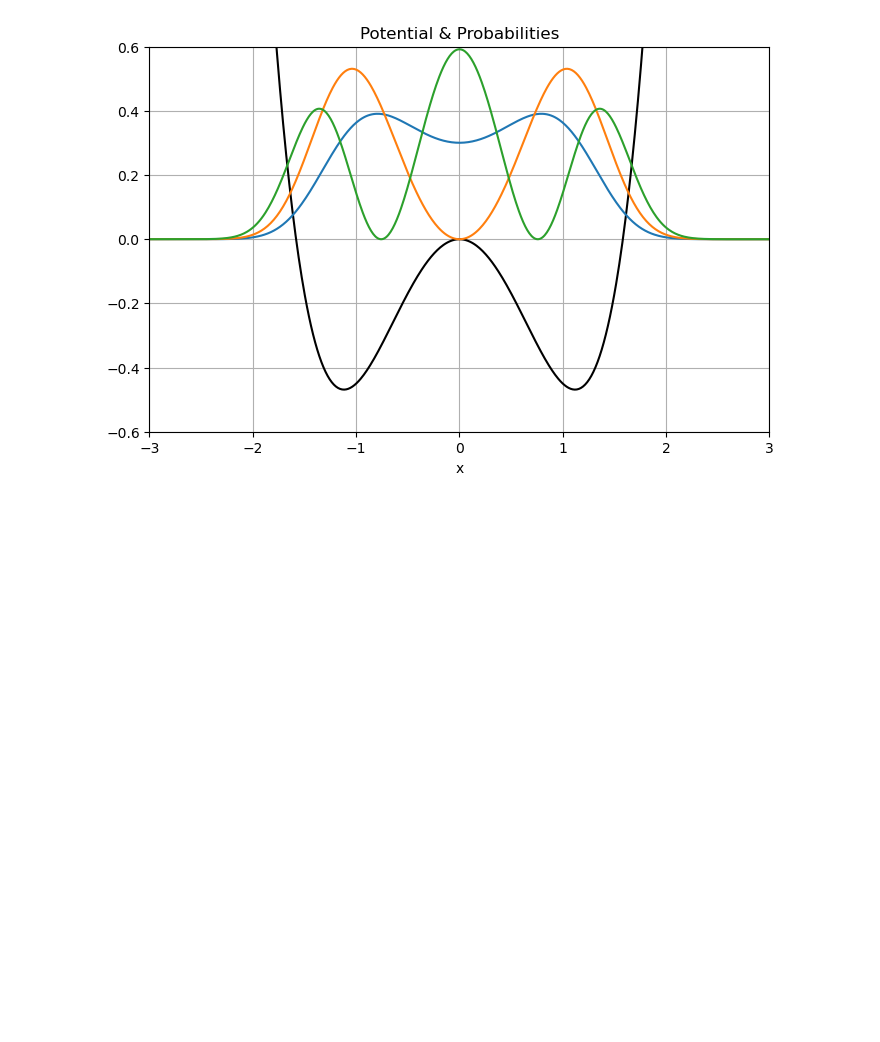
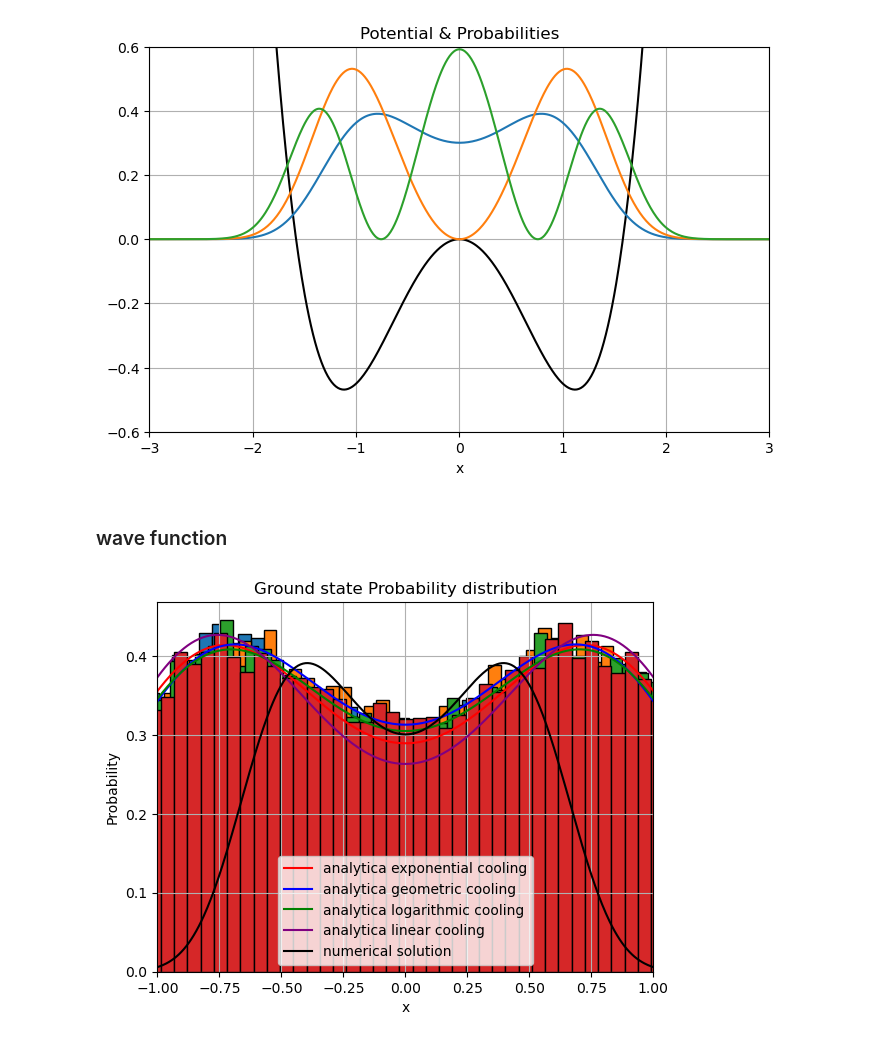
Before and after one commit to JiahaoMiao/LSN, a Jupyter notebook: Lezione_8/LSN_Exercises_08.ipynb, the cells around one changed output. Cells and saved outputs as stored; diff of their text form; code cells hidden in the pictures; blank space fills up the shorter version.

```diff
--- a/Lezione_8/LSN_Exercises_08.ipynb
+++ b/Lezione_8/LSN_Exercises_08.ipynb
@@ -348,3 +443,41 @@ Ground state energy:  -0.46046587969271535
 1st excited state energy:  0.09742471331761199
 2nd excited state energy:  1.971733134393021
 [figure]
+# %% [markdown]
+###  wave function
+# %%
+#wave function
+mu = 1
+sigma= 0.5
+def wave(x):
+   return (np.exp((-(x-mu)**2)/(2*sigma**2)) + np.exp((-( x + mu)**2)/(2*sigma**2)))
+
+#modulus squared norm calculated using mathematica
+def norm(mu,sigma):
+    return 2*(1+np.exp(-mu**2/sigma**2)) *np.sqrt(np.pi)*abs(sigma)
+
+def wave2(x,mu,sigma):
+   return wave(x)**2/norm(mu,sigma)
+
+cooling = ['exponential','geometric','logarithmic','linear']
+color = ['red','blue','green','purple']
+mus = [-0.801444,-0.779125 ,-0.794049,-0.810891]
+sigmas = [0.621512,-0.622315,-0.6315,0.602656]
+x = np.linspace(-2.5,2.5,1000)
+for i,cooling in enumerate(cooling_schedule):
+   data = np.loadtxt('DATA/Minimum/'+cooling+'/wave.dat',usecols=(0),unpack=True)
+   plt.hist(data, bins=100,edgecolor='black',density= True)  # Adjust the number of bins as needed
+   mu = mus[i]
+   sigma = sigmas[i]
+   plt.plot(x,wave2(x,mu,sigma),color=color[i],label='analytica '+cooling+' cooling')
+   # x = np.linspace(-a/2, a/2, N)
+plt.plot(x,(psi[0])**2,color='black',label='numerical solution')
+plt.title('Ground state Probability distribution')
+plt.xlabel('x')
+plt.ylabel('Probability')
+plt.xlim((-1,1))
+plt.legend()
+plt.grid(True)
+plt.show()
+# %% [output]
+[figure, added]
```
Also changed, not shown: parts of 7 cells of this notebook, 32 other files.
